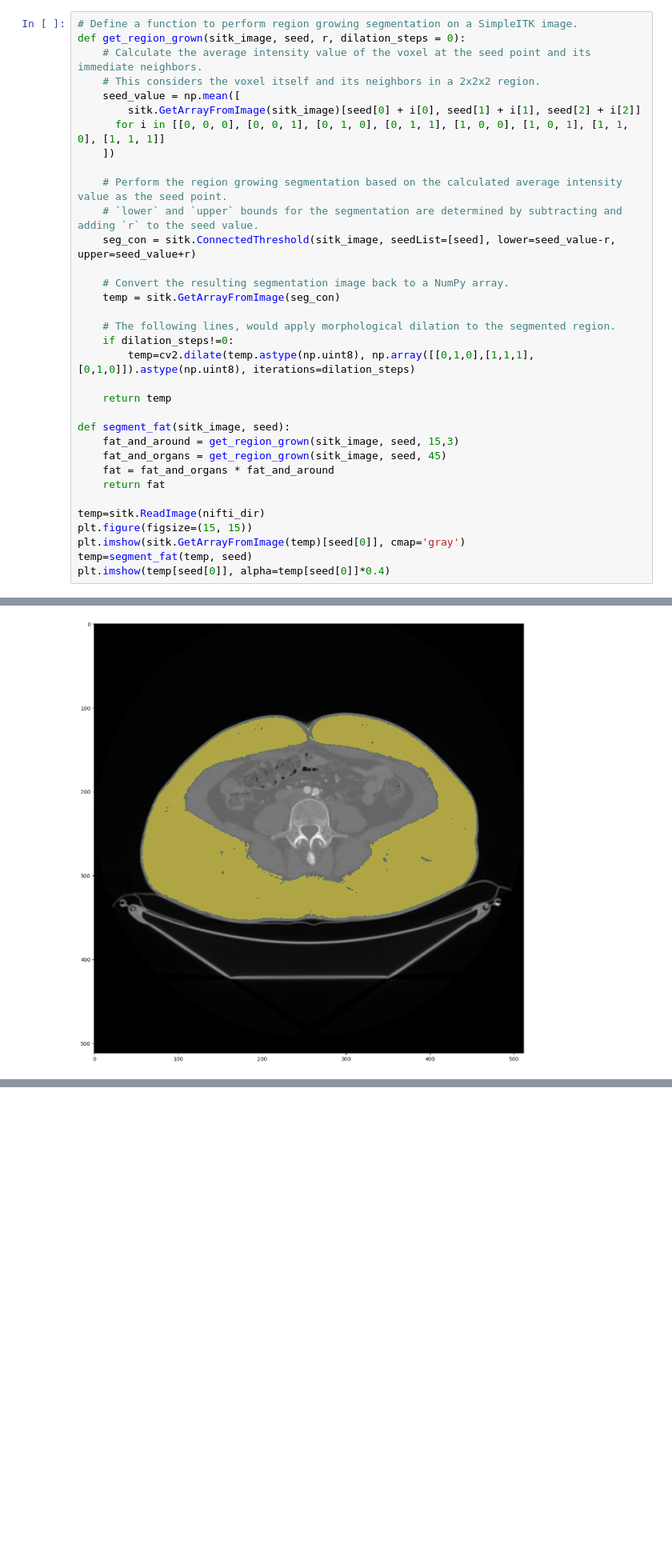
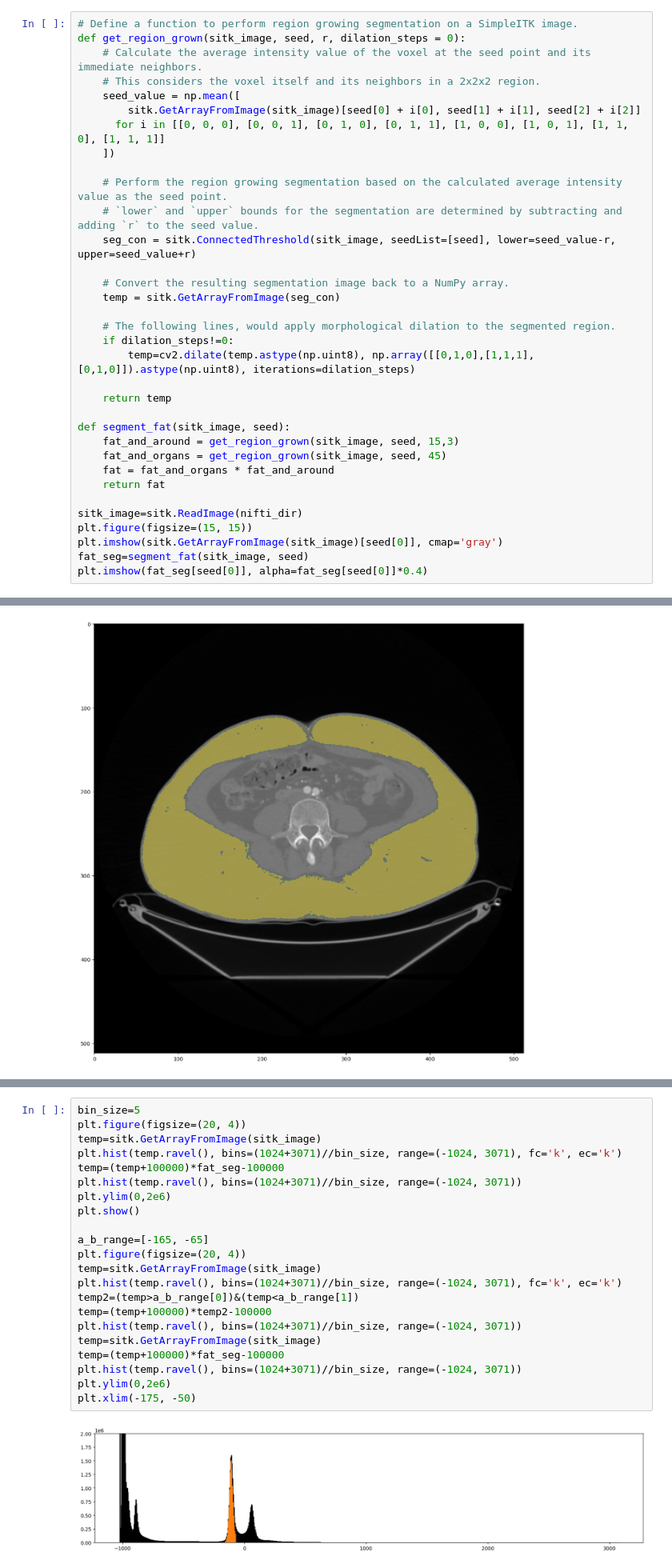
Before and after one commit to HosseinOutward/VUB-ACS-24_Hospital_Project, a Jupyter notebook: HP.ipynb, the cells around one changed output, grey strips where cells are left out. Shown at 80% size. Drawn from its saved outputs; the diff is of its cells as text; blank space fills up the shorter version.

Commit message:
improved (maybe?) the segmentation by utilizing histogram

```diff
--- a/HP.ipynb
+++ b/HP.ipynb
@@ -144,11 +144,11 @@ def segment_fat(sitk_image, seed):
     fat = fat_and_organs * fat_and_around
     return fat
 
-temp=sitk.ReadImage(nifti_dir)
+sitk_image=sitk.ReadImage(nifti_dir)
 plt.figure(figsize=(15, 15))
-plt.imshow(sitk.GetArrayFromImage(temp)[seed[0]], cmap='gray')
-temp=segment_fat(temp, seed)
-plt.imshow(temp[seed[0]], alpha=temp[seed[0]]*0.4)
+plt.imshow(sitk.GetArrayFromImage(sitk_image)[seed[0]], cmap='gray')
+fat_seg=segment_fat(sitk_image, seed)
+plt.imshow(fat_seg[seed[0]], alpha=fat_seg[seed[0]]*0.4)
 # %% [output]
 <matplotlib.image.AxesImage at 0x...>
 [figure]
@@ -192,0 +158,24 @@ a, b
+# %%
+bin_size=5
+plt.figure(figsize=(20, 4))
+temp=sitk.GetArrayFromImage(sitk_image)
+plt.hist(temp.ravel(), bins=(1024+3071)//bin_size, range=(-1024, 3071), fc='k', ec='k')
+temp=(temp+100000)*fat_seg-100000
+plt.hist(temp.ravel(), bins=(1024+3071)//bin_size, range=(-1024, 3071))
+plt.ylim(0,2e6)
+plt.show()
+
+a_b_range=[-165, -65]
+plt.figure(figsize=(20, 4))
+temp=sitk.GetArrayFromImage(sitk_image)
+plt.hist(temp.ravel(), bins=(1024+3071)//bin_size, range=(-1024, 3071), fc='k', ec='k')
+temp2=(temp>a_b_range[0])&(temp<a_b_range[1])
+temp=(temp+100000)*temp2-100000
+plt.hist(temp.ravel(), bins=(1024+3071)//bin_size, range=(-1024, 3071))
+temp=sitk.GetArrayFromImage(sitk_image)
+temp=(temp+100000)*fat_seg-100000
+plt.hist(temp.ravel(), bins=(1024+3071)//bin_size, range=(-1024, 3071))
+plt.ylim(0,2e6)
+plt.xlim(-175, -50)
+# %% [output]
+[figure, added]
```
Also changed, not shown: parts of 8 cells of this notebook.
